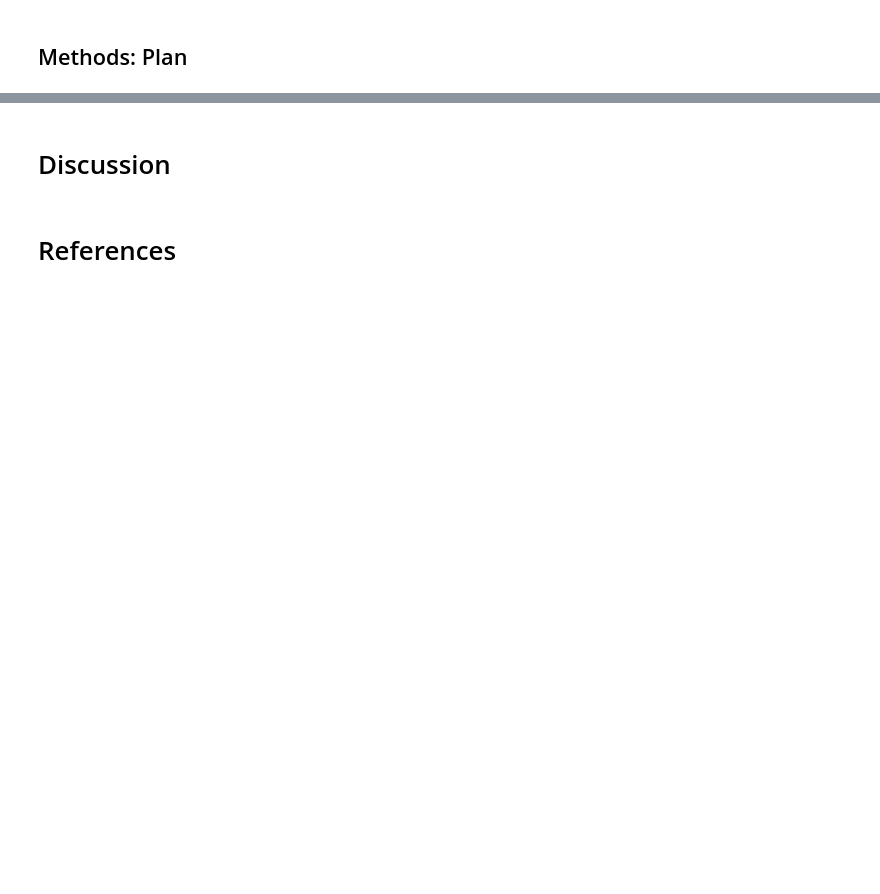
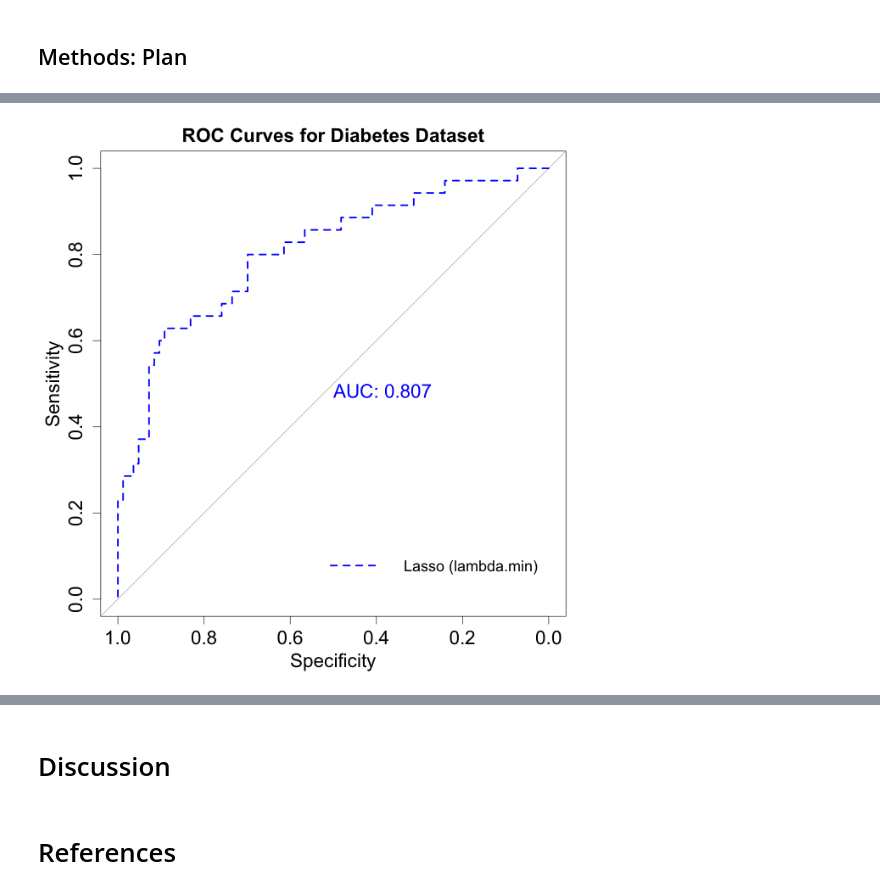
Before and after one commit to justinyyl/STAT_301_Group_31, a Jupyter notebook: Group_Report.ipynb, the cells around one changed output, grey strips where cells are left out. Drawn from its saved outputs; the diff is of its cells as text; code cells hidden in the pictures; blank space fills up the shorter version.

```diff
--- a/Group_Report.ipynb
+++ b/Group_Report.ipynb
@@ -54,0 +387,6 @@ A data.frame: 6 × 9
+# %%
+diabetes_cv_lambda_max_AUC_LASSO <- round(diabetes_cv_lambda_LASSO$lambda.min, 4)
+diabetes_cv_lambda_1se_AUC_LASSO <- round(diabetes_cv_lambda_LASSO$lambda.1se, 4)
+
+print(paste("The lambda_min in LASSO Regression:", diabetes_cv_lambda_max_AUC_LASSO))
+print(paste("The lambda_1se in LASSO Regression:", diabetes_cv_lambda_1se_AUC_LASSO))
@@ -54,0 +456,25 @@ A data.frame: 6 × 9
+# %%
+ROC_lasso_lambda_min <- roc(
+  response = testing_diabetes$Outcome,
+  predictor = predict(diabetes_LASSO_max_AUC,
+                      newx = diabetes_X_test)[,"s0"] )
+
+ROC_lasso_lambda_1se <- roc(
+  response = testing_diabetes$Outcome,
+  predictor = predict(diabetes_LASSO_1se_AUC,
+                      newx = diabetes_X_test)[,"s0"] )
+
+ROC_ridge_lambda_min <- roc(
+  response = testing_diabetes$Outcome,
+  predictor = predict(diabetes_ridge_max_AUC,
+                      newx = diabetes_X_test)[,"s0"] )
+
+ROC_ridge_lambda_1se <- roc(
+  response = testing_diabetes$Outcome,
+  predictor = predict(diabetes_ridge_1se_AUC,
+                      newx = diabetes_X_test)[,"s0"] )
+
+ROC_ordinary <- roc(
+  response = testing_diabetes$Outcome,
+  predictor = predict(diabetes_logistic_model,
+                      newdata = testing_diabetes))
@@ -54,0 +501,16 @@ A data.frame: 6 × 9
+# %%
+options(repr.plot.width = 11, repr.plot.height = 11)
+par(cex = 1.5, cex.lab = 1.5, cex.axis = 1.5, cex.main = 1.5)
+
+plot(ROC_lasso_lambda_min,
+  print.auc = TRUE, col = "blue", lwd = 3, lty = 2,
+  main = "ROC Curves for Diabetes Dataset"
+)
+
+par(fig = c(0, 1, 0, 1), new = TRUE)
+plot.new()
+legend(x = "bottomright", inset = c(-0.2, 0), legend = "Lasso (lambda.min)",
+       col = "blue",
+       lwd = 3, lty = 2, bty = "n", cex = 1.2, xpd = TRUE)
+# %% [output]
+[figure, added]
```
Also changed, not shown: parts of 26 cells of this notebook.
